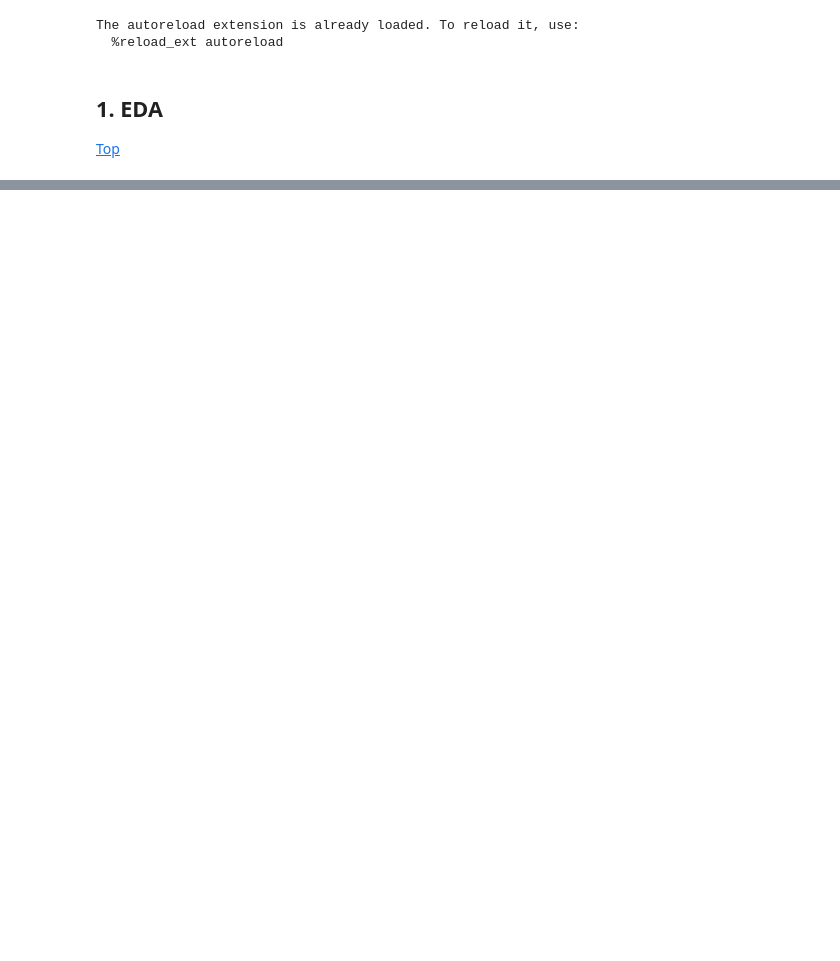
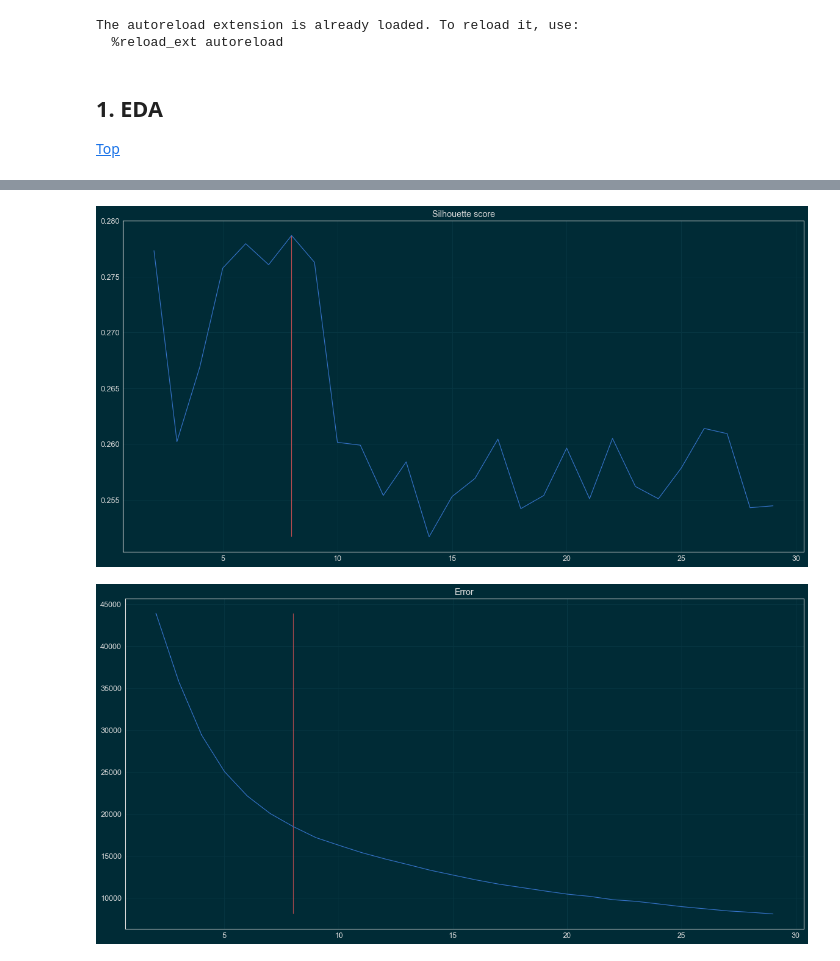
Before and after one commit to mtasende/starbucks-advertising, a Jupyter notebook: notebooks/scratchpad/005-mt-clustering.ipynb, the cells around one changed output, grey strips where cells are left out. Drawn from its saved outputs; the diff is of its cells as text; code cells hidden in the pictures; blank space fills up the shorter version.

```diff
--- a/notebooks/scratchpad/005-mt-clustering.ipynb
+++ b/notebooks/scratchpad/005-mt-clustering.ipynb
@@ -55,0 +230,34 @@ The autoreload extension is already loaded. To reload it, use:
+# %%
+def validate_clustering(X, clustering_algo, clusters):
+    """ Get the Silhouette score and """
+    silhouette = list()
+    error = list()
+    for i, n_clusters in enumerate(clusters):
+        tic = time()
+        method = clustering_algo(n_clusters=n_clusters)
+        labels = method.fit_predict(X)
+        silhouette.append(silhouette_score(X, labels))
+        error.append(method.inertia_)
+        toc = time()
+        print('Algorithm {} of {} finished in {} seconds.'.format(
+             i + 1, len(clusters), (toc - tic)))
+
+    best_silhouette_n = clusters[np.argmax(silhouette)]
+    print('The best Silhouette score is for {} clusters, and its value is: {}'.format(
+        best_silhouette_n, max(silhouette)))
+    print('The error for {} clusters is: {}'.format(
+        best_silhouette_n, error[np.argmax(silhouette)]))
+
+    plt.plot(clusters, silhouette)
+    plt.title('Silhouette score')
+    plt.vlines(best_silhouette_n, min(silhouette), max(silhouette), 'r')
+    plt.figure()
+    plt.plot(clusters, error)
+    plt.title('Error')
+    plt.vlines(best_silhouette_n, min(error), max(error), 'r')
+
+    return silhouette, error, best_silhouette_n
+# %%
+clusters = range(2, 30)
+silhouette, error, best_n = validate_clustering(X_s_train, KMeans, clusters)
+# %% [output]
@@ -55,0 +281,2 @@ The autoreload extension is already loaded. To reload it, use:
+[figure, added]
+[figure, added]
```
Also changed, not shown: parts of 46 cells of this notebook.
